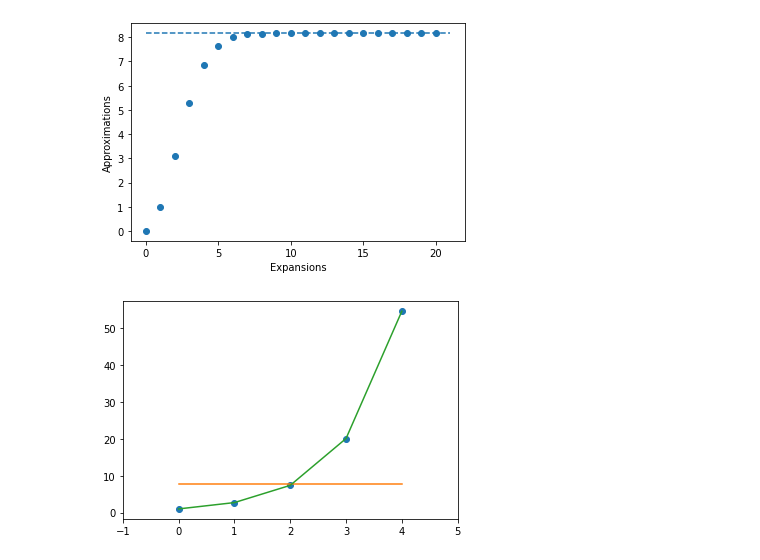
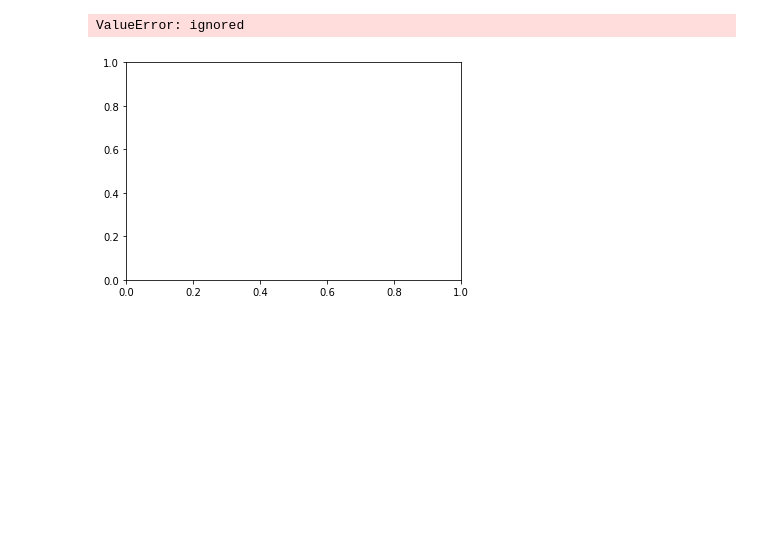
Before and after one commit to kenltho2/scratch-work, a Jupyter notebook: Project1.ipynb, the cells around one changed output. Saved outputs shown, nothing was run; the diff lists cells and outputs as text; code cells hidden in the pictures; blank space fills up the shorter version.

```diff
--- a/Project1.ipynb
+++ b/Project1.ipynb
@@ -5,7 +5,6 @@ import math
 import pandas as pd
 import numpy as np
 import matplotlib.pyplot as plt
-from pandas.core.dtypes.dtypes import ExtensionDtype
 
 
 def TrueError(true_value, approx_value):
@@ -64,63 +63,22 @@ def relativeApproxError_func(x,n):
       return relativeApproxError(ApproxError(e_to_the_x(x,i), e_to_the_x(x, i-1)),e_to_the_x(x,i))
     else:
       return 'None'
-
-df = pd.DataFrame(columns = ['Expansion','e^x approximation','e^x value', 'True Error', 'Relative True Error', 'Approximate Error', 'Relative Approximate Error'])
-for i in range(1,21):
- df = df.append({'Expansion': [i],
-             'e^x approximation': [e_to_the_x(2.1,i)],
-             'e^x value': [tablevalue(2.1,i)],
-             'True Error' : [TrueError(T_e_to_the_x(2.1),e_to_the_x(2.1,i))],
-             'Relative True Error' : [relativeTrueError(TrueError(T_e_to_the_x(2.1),e_to_the_x(2.1,i)),T_e_to_the_x(2.1))],
-             'Approximate Error': [ApproxError(e_to_the_x(2.1,i), e_to_the_x(2.1, i-1))],
-             'Relative Approximate Error': [relativeApproxError(ApproxError(e_to_the_x(2.1,i), e_to_the_x(2.1, i-1)),e_to_the_x(2.1,i))]}, ignore_index=True)
-
-df.drop(index = 0)
-expansion = np.array(0)
-for i in range(1,21):
-  expansion = np.append(expansion,i)
-
-ex = np.array(0)
-for i in range(1,21):
-  ex = np.append(ex,e_to_the_x(2.1,i))
-
-calc = np.array(math.exp(2.1))
-for i in range(0,21):
-  calc = np.append(calc, T_e_to_the_x(2.1))
-
-%matplotlib inline
-plt.xlabel('Expansions')
-plt.ylabel('Approximations')
-plt.plot(calc, linestyle = 'dashed')
-plt.scatter(expansion,ex)
-plt.show()
-
-%matplotlib inline
-x = np.array(0)
-for i in range(1,5):
-  x = np.append(x, i)
-
-y = np.array(math.exp(0))
-for i in range(1,5):
-  y = np.append(y, math.exp(i))
-
-e_approx = np.array(e_to_the_x(2.1,5))
-for  i in range(1,5):
-  e_approx = np.append(e_approx, e_to_the_x(2.1,5))
-
-coefficients = np.polyfit(x, e_approx, 5)
-
-poly = np.poly1d(coefficients)
-
-new_x = np.linspace(x[0],x[-1])
-
-new_y = poly(new_x)
-
-plt.plot(x,y, "o", new_x, new_y)
-plt.xlim(x[0]-1,x[-1]+1)
-plt.plot(x,y)
-
-plt.show()
-# %% [output]
-[figure, removed]
-[figure, removed]
+# %%
+df = pd.DataFrame(columns = ['Expansion','e^x approximation','e^x value', 'rue_Error', 'Relative_true_Error', 'Approximate_Error', 'Relative_Approximate_Error'])
+for i in range(1,21):
+ df = df.append({'Expansion': [i],
+             'e^x approximation': [e_to_the_x(2.1,i)],
+             'e^x value': [tablevalue(2.1,i)],
+             'rue_Error' : [TrueError(T_e_to_the_x(2.1),e_to_the_x(2.1,i))],
+             'Relative_true_Error' : [relativeTrueError(TrueError(T_e_to_the_x(2.1),e_to_the_x(2.1,i)),T_e_to_the_x(2.1))],
+             'Approximate_Error': [ApproxError(e_to_the_x(2.1,i), e_to_the_x(2.1, i-1))],
+             'Relative_Approximate_Error': [relativeApproxError(ApproxError(e_to_the_x(2.1,i), e_to_the_x(2.1, i-1)),e_to_the_x(2.1,i))]}, ignore_index=True)
+
+df.drop(index = 0)
+arr = df.to_numpy()
+
+%matplotlib inline
+plt.plot(df.Expansion.to_xarray(0))
+# %% [output]
+ValueError: ignored
+[figure, added]
```
Also changed, not shown: parts of 2 cells of this notebook.
